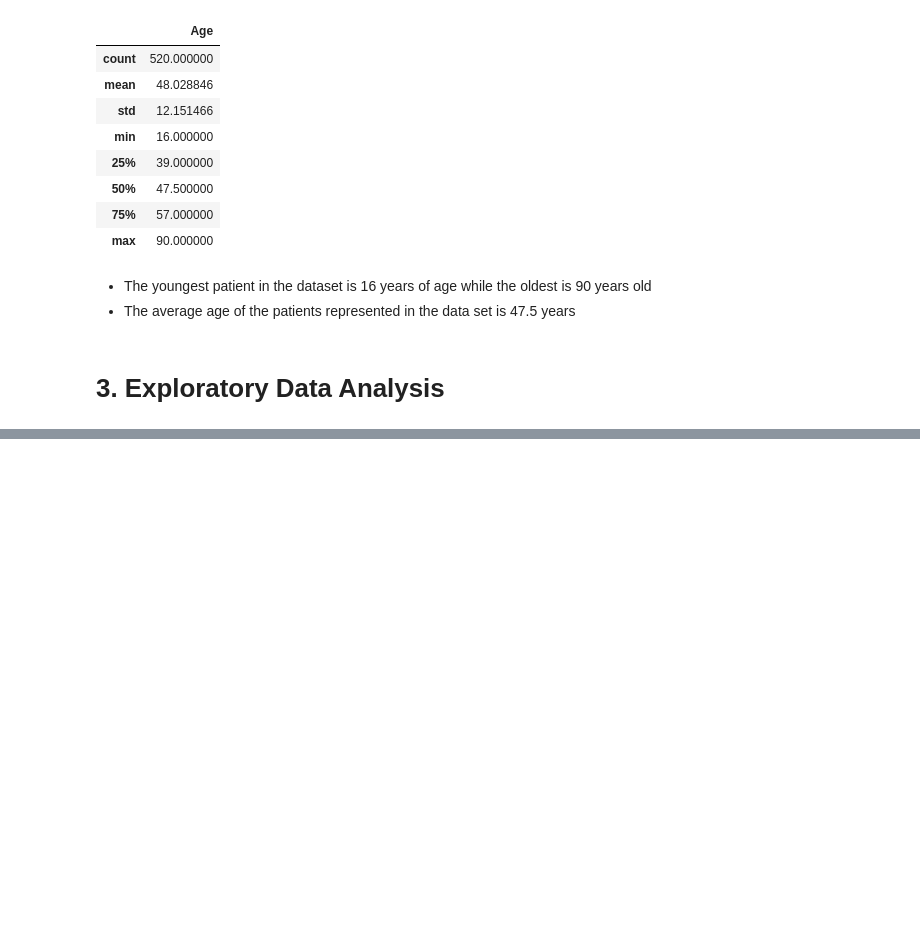
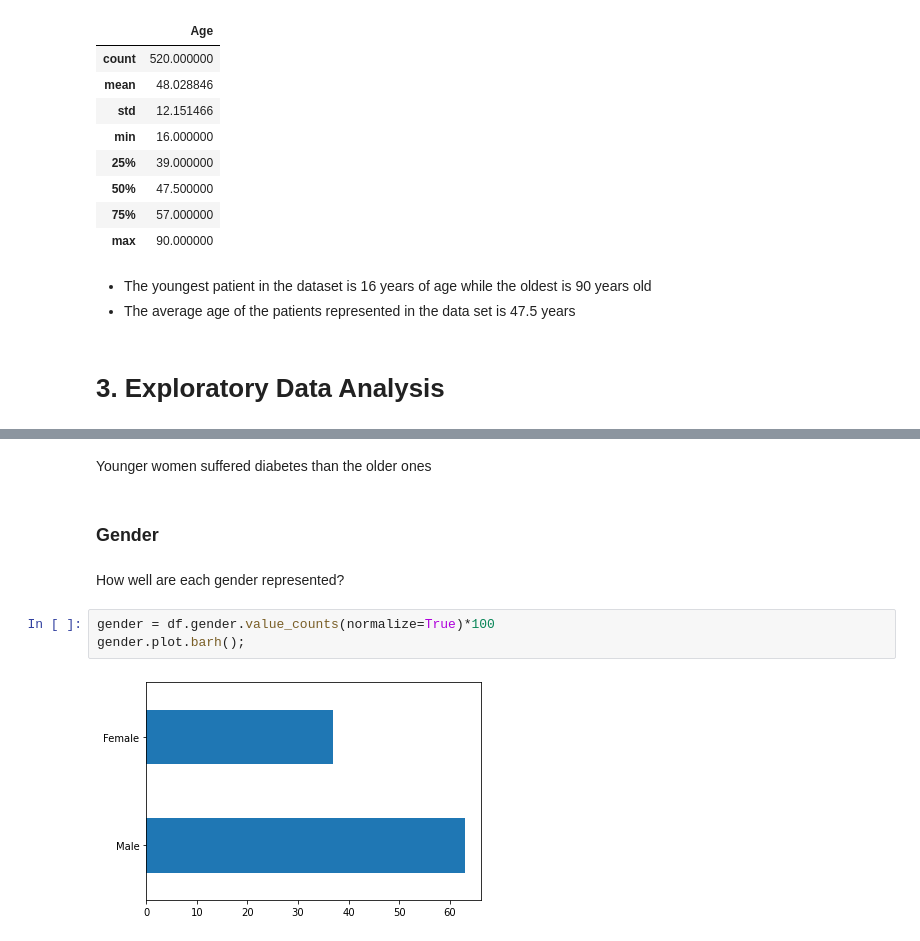
Before and after one commit to hassan-ademola/diabetes_prevention, a Jupyter notebook: diabetes_prevention.ipynb, the cells around one changed output, grey strips where cells are left out. Cells and saved outputs as stored; diff of their text form; blank space fills up the shorter version.

```diff
--- a/diabetes_prevention.ipynb
+++ b/diabetes_prevention.ipynb
@@ -67,0 +104,11 @@ df.describe()
+# %% [markdown]
+Younger women suffered diabetes than the older ones
+# %% [markdown]
+### Gender
+# %% [markdown]
+How well are each gender represented?
+# %%
+gender = df.gender.value_counts(normalize=True)*100
+gender.plot.barh();
+# %% [output]
+[figure, added]
```
Also changed, not shown: parts of 59 cells of this notebook.
